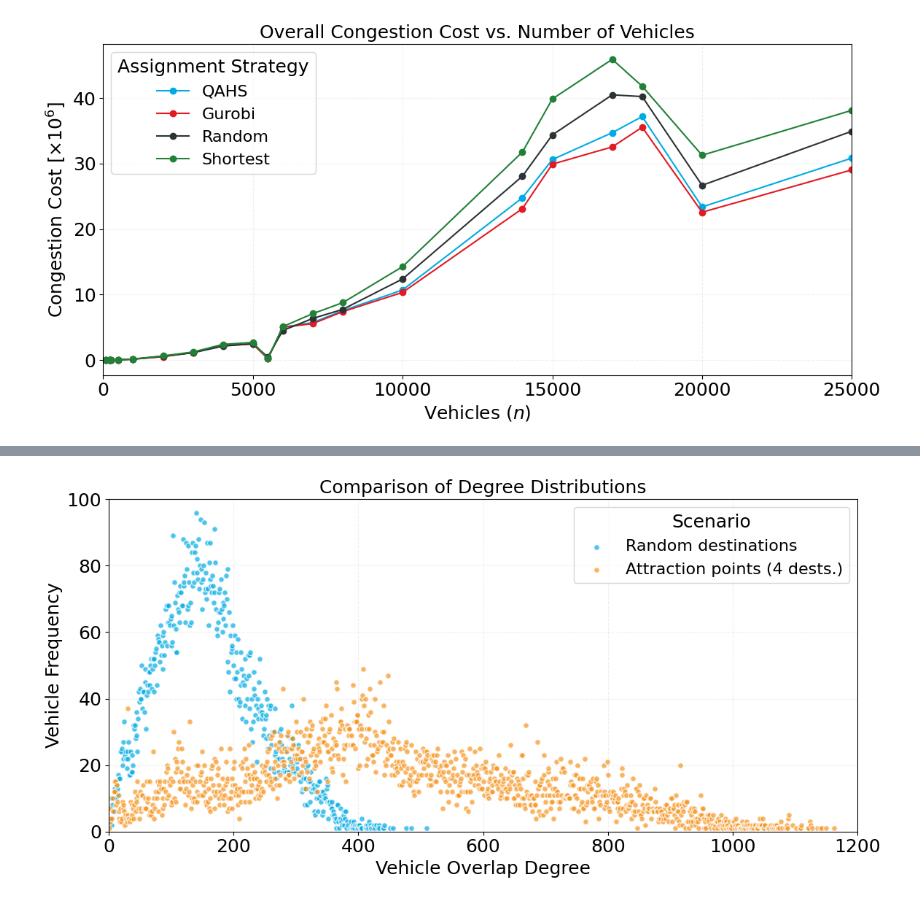
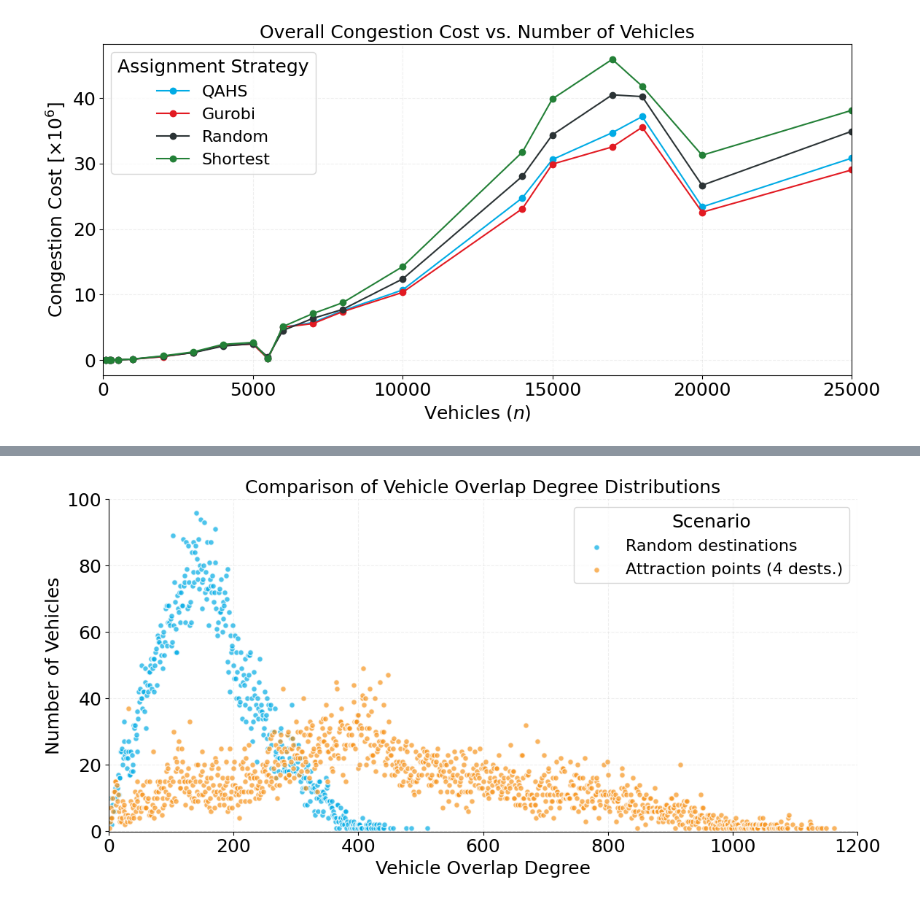
Before and after one commit to rusnakrenata/qa_mtc, a Jupyter notebook: src/modules/analyzes.ipynb, the cells around one changed output, grey strips where cells are left out. Cells and saved outputs as stored; diff of their text form; code cells hidden in the pictures.

Commit message:
Update analyses and SQL plots

```diff
--- a/src/modules/analyzes.ipynb
+++ b/src/modules/analyzes.ipynb
@@ -945,35 +1745,35 @@ plt.scatter(
     df_attraction["degree"], df_attraction["vehicles"],
     alpha=0.7, edgecolors="white", s=30,
     label="Attraction points (4 dests.)",
     color=colors["attraction"]
 )
 
 plt.xlabel("Vehicle Overlap Degree")
-plt.ylabel("Vehicle Frequency")
-plt.title("Comparison of Degree Distributions")
+plt.ylabel("Number of Vehicles")
+plt.title("Comparison of Vehicle Overlap Degree Distributions")
 
 # Consistent grid style with other plots
 plt.grid(True, linestyle="--", alpha=0.2)
 
 # Format y-axis ticks with thousands separator (space instead of comma)
 plt.gca().yaxis.set_major_formatter(
     mticker.FuncFormatter(lambda x, p: f"{int(x):,}".replace(",", " "))
 )
-plt.gca().set_xlim(left=0, right=1200)
-plt.gca().set_ylim(bottom=0, top=100)
+plt.gca().set_xlim(left=-0.1, right=1200)
+plt.gca().set_ylim(bottom=-0.1, top=100)
 
 plt.rcParams.update({
     "font.size": 18,
     "axes.titlesize": 18,
     "axes.labelsize": 18,
     "xtick.labelsize": 18,
     "ytick.labelsize": 18,
     "legend.fontsize": 16
 })
 
 plt.legend(title="Scenario", loc="upper right")
 plt.tight_layout()
 # plt.savefig("degree_distribution_comparison.png", dpi=300)
 plt.show()
 # %% [output]
-[figure, old version]
+[figure, new version]
```
Also changed, not shown: parts of 12 cells of this notebook, 22 other files.
